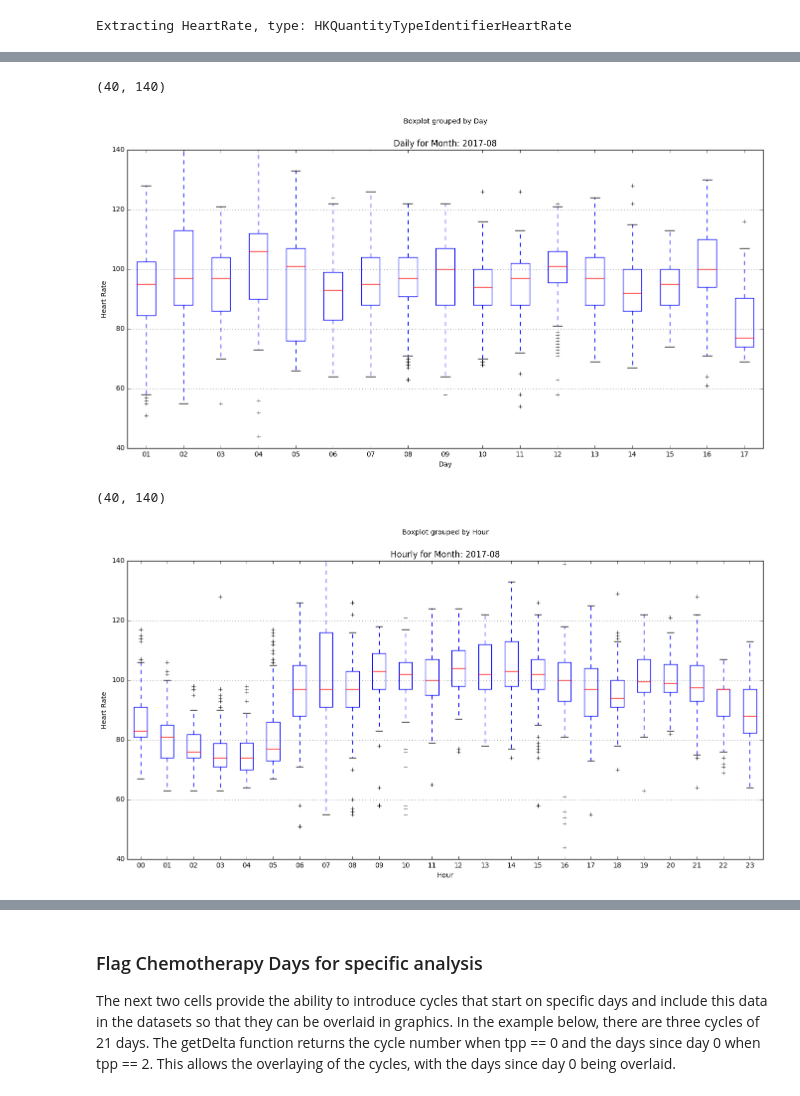
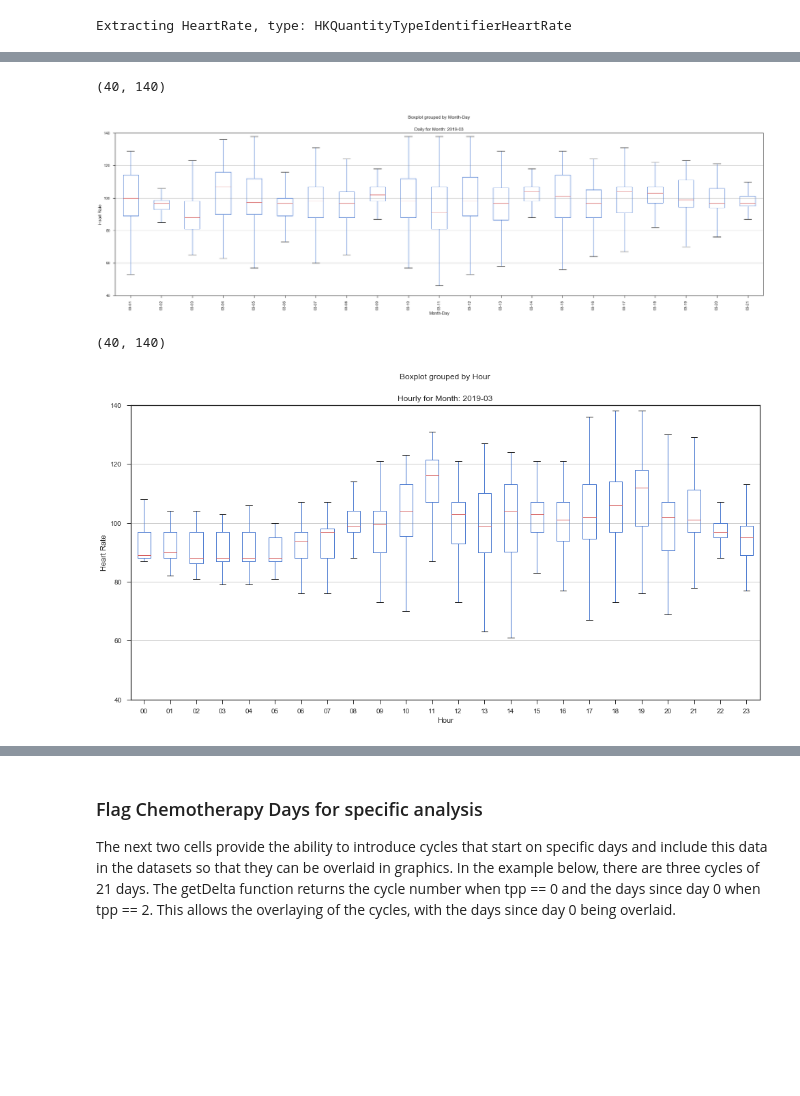
Before and after one commit to scoyote/AppleHealthAnalyze, a Jupyter notebook: ImportAppleHealthXML.ipynb, the cells around one changed output, grey strips where cells are left out. Drawn from its saved outputs; the diff is of its cells as text; code cells hidden in the pictures; blank space fills up the shorter version.

```diff
--- a/ImportAppleHealthXML.ipynb
+++ b/ImportAppleHealthXML.ipynb
@@ -173,7 +175,7 @@ def xmltodf(eltree, element,outvaluename):
             v.append(atype.get("value"))
 
     myd = pd.DataFrame({"Create":dt,outvaluename:v})
-    colDict = {"Year":"%Y","Month":"%Y-%m", "Week":"%Y-%U","Day":"%d","Hour":"%H","Days":"%Y-%m-%d"}
+    colDict = {"Year":"%Y","Month":"%Y-%m", "Week":"%Y-%U","Day":"%d","Hour":"%H","Days":"%Y-%m-%d","Month-Day":"%m-%d"}
     for col, fmt in colDict.items():
         myd[col] = myd['Create'].dt.tz_convert('US/Eastern').dt.strftime(fmt)
 
@@ -188,5 +201,5 @@ Extracting HeartRate, type: HKQuantityTypeIdentifierHeartRate
 # %%
 #comment this cell out if no legacy exports.
 # extract legacy data, create series for heartrate to join with newer data
-HR_df_leg = xmltodf(legacy,"HKQuantityTypeIdentifierHeartRate","HeartRate")
-HR_df = pd.concat([HR_df_leg,HR_df])
+#HR_df_leg = xmltodf(legacy,"HKQuantityTypeIdentifierHeartRate","HeartRate")
+#HR_df = pd.concat([HR_df_leg,HR_df])
@@ -202,7 +213,7 @@ Extracting HeartRate, type: HKQuantityTypeIdentifierHeartRate
 #HR_df[(HR_df['Create'] >= st) & (HR_df['Create'] <= ed)  ].head(10)
 # %%
 #reset plot - just for tinkering
-plt.rcParams['figure.figsize'] = 16, 8
+plt.rcParams['figure.figsize'] = 30, 8
 # %%
 HR_df.boxplot(by='Month',column="HeartRate", return_type='axes')
 plt.grid(axis='x')
@@ -226,14 +237,18 @@ plt.ylim(40,140)
 # %%
-monthval = '2017-08'
-HR_df[HR_df['Month']==monthval].boxplot(by='Day',column="HeartRate", return_type='axes')
+monthval = '2019-03'
+#monthval1 = '2017-09'
+#monthval2 = '2017-10'
+#HR_df[(HR_df['Month']==monthval1) | (HR_df['Month']== monthval2)].boxplot(by='Month-Day',column="HeartRate", return_type='axes')
+HR_df[HR_df['Month']==monthval].boxplot(by='Month-Day',column="HeartRate", return_type='axes')
 plt.grid(axis='x')
 plt.rcParams['figure.figsize'] = 16, 8
 plt.title('Daily for Month: '+ monthval)
 plt.ylabel('Heart Rate')
+plt.xticks(rotation=90)
 plt.ylim(40,140)
 # %% [output]
 (40, 140)
-[figure, old version]
+[figure, new version]
 # %%
 HR_df[HR_df['Month']==monthval].boxplot(by='Hour',column="HeartRate")
 plt.title('Hourly for Month: '+ monthval)
@@ -242,4 +257,4 @@ plt.grid(axis='x')
 plt.ylim(40,140)
 # %% [output]
 (40, 140)
-[figure, old version]
+[figure, new version]
```
Also changed, not shown: parts of 15 cells of this notebook.
